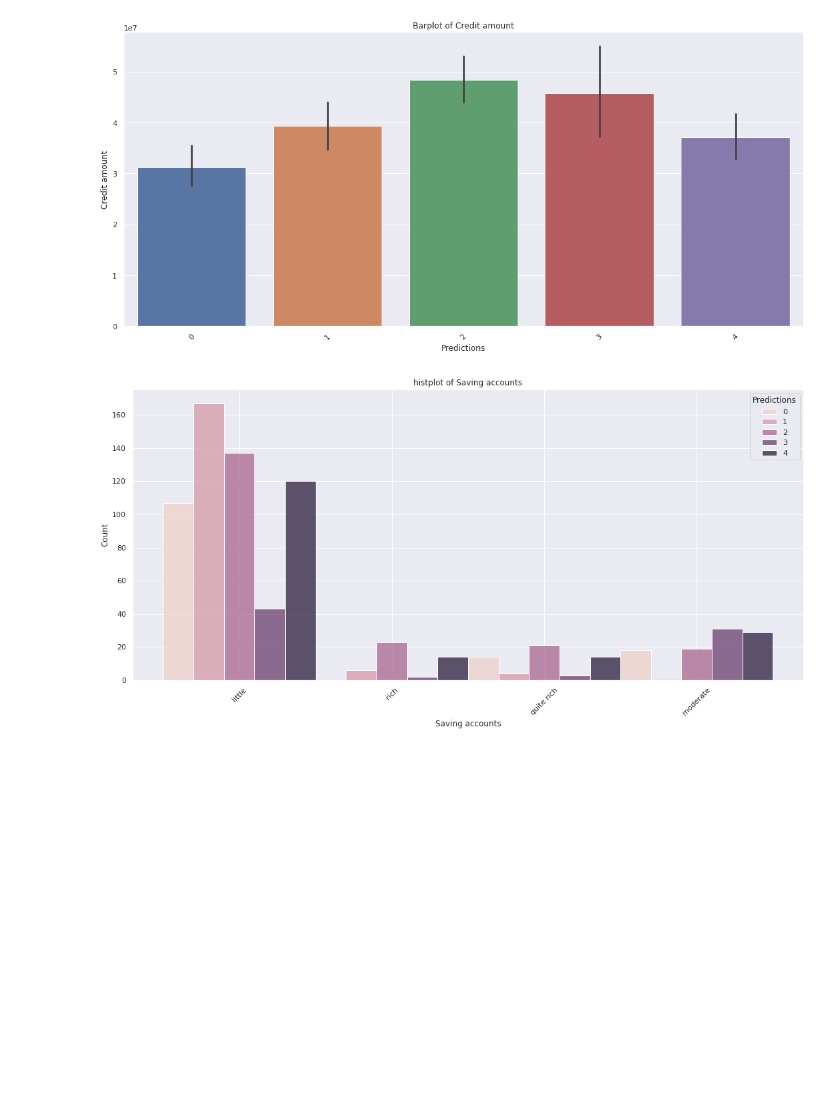
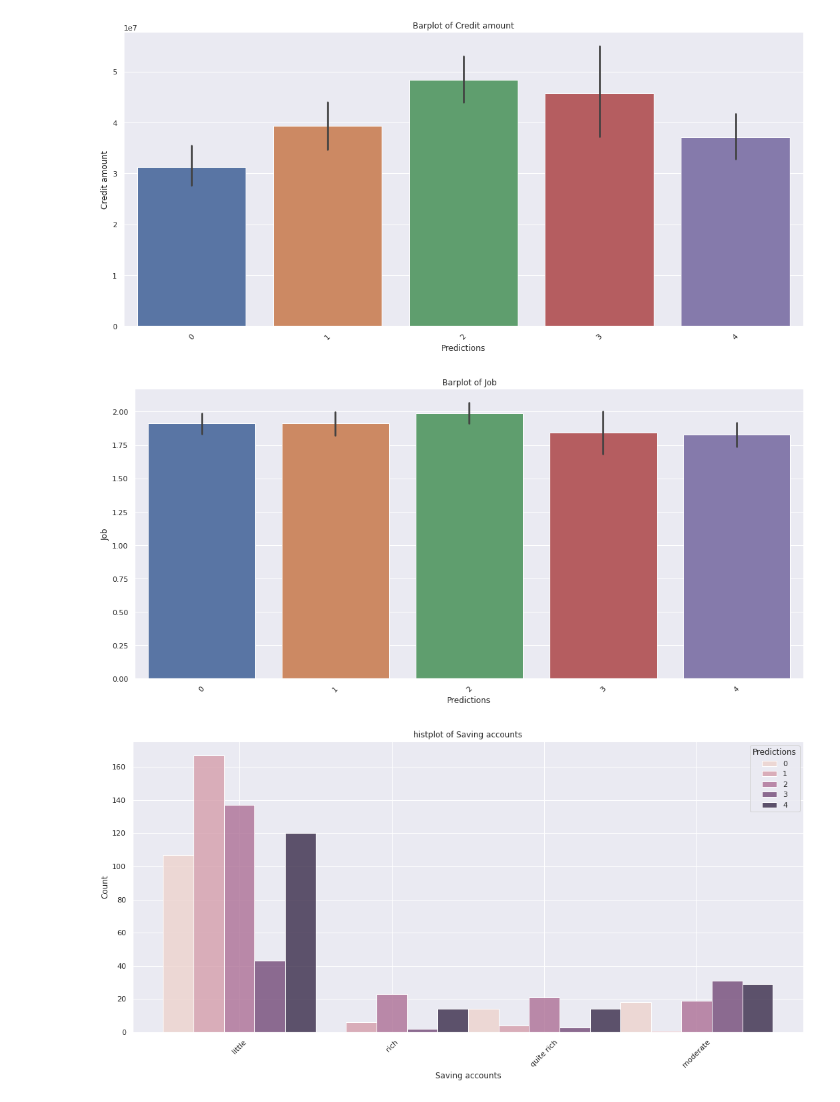
Before and after one commit to kaz9112/sinarmas-credit-sam, a Jupyter notebook: Talent_fair_Sinarmas_samuel_kristianto.ipynb, the cells around one changed output. Saved outputs shown, nothing was run; the diff lists cells and outputs as text; code cells hidden in the pictures; blank space fills up the shorter version.

```diff
--- a/Talent_fair_Sinarmas_samuel_kristianto.ipynb
+++ b/Talent_fair_Sinarmas_samuel_kristianto.ipynb
@@ -842,6 +842,19 @@ plt.title('Barplot of Credit amount')
 plt.show()
 # %% [output]
 [figure]
+# %%
+# Create plots
+
+plt.figure(figsize=(18, 8))
+
+# plt.subplot(1,2,1)
+sns.barplot(y=results['Job'], x=results['Predictions'])
+plt.xticks(rotation=45)
+plt.title('Barplot of Job')
+
+plt.show()
+# %% [output]
+[figure, added]
 # %%
 # Create plots
 
```
Also changed, not shown: parts of 3 cells of this notebook.
